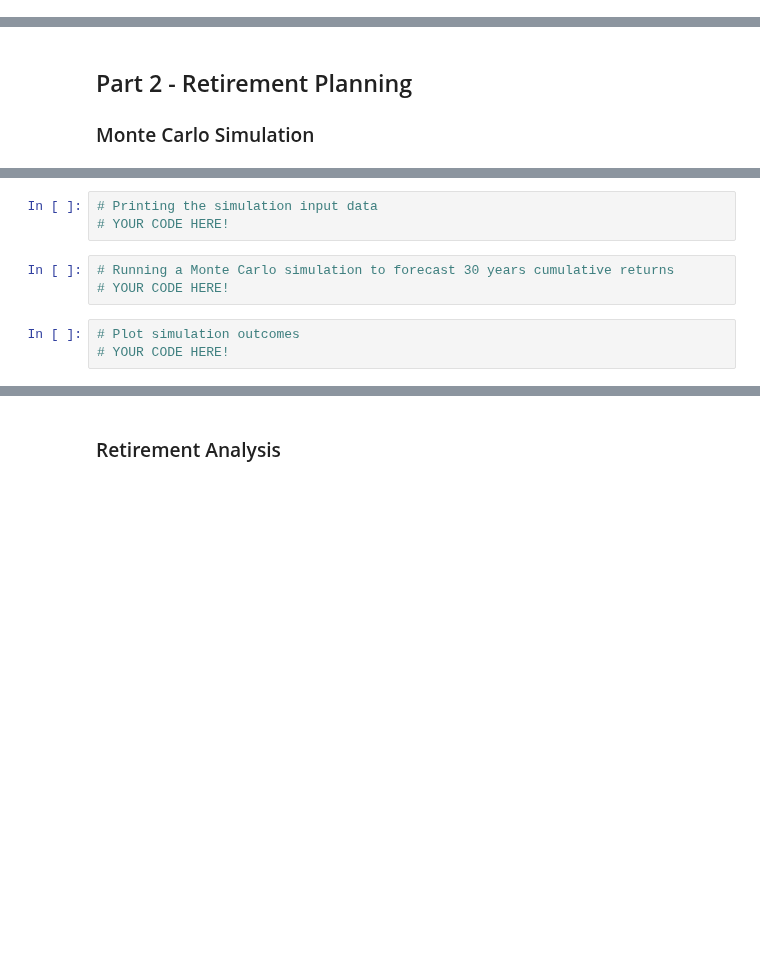
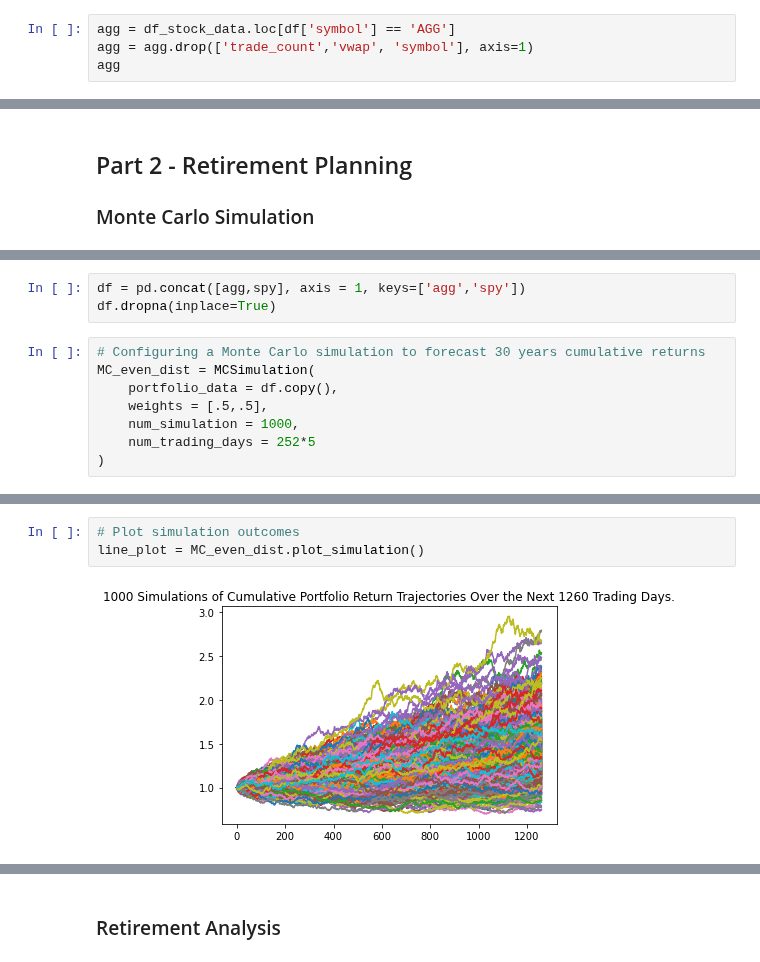
Before and after one commit to Alacrity01/05-APIs-homework, a Jupyter notebook: financial-planner.ipynb, the cells around one changed output, grey strips where cells are left out. Cells and saved outputs as stored; diff of their text form; blank space fills up the shorter version.

```diff
--- a/financial-planner.ipynb
+++ b/financial-planner.ipynb
@@ -105,0 +129,4 @@ df # Preview DataFrame
+# %%
+agg = df_stock_data.loc[df['symbol'] == 'AGG']
+agg = agg.drop(['trade_count','vwap', 'symbol'], axis=1)
+agg
@@ -169,0 +253,11 @@ df_stock_data.head()
+# %%
+df = pd.concat([agg,spy], axis = 1, keys=['agg','spy'])
+df.dropna(inplace=True)
+# %%
+# Configuring a Monte Carlo simulation to forecast 30 years cumulative returns
+MC_even_dist = MCSimulation(
+    portfolio_data = df.copy(),
+    weights = [.5,.5],
+    num_simulation = 1000,
+    num_trading_days = 252*5
+)
@@ -173,11 +328,7 @@ df_stock_data.head()
-# %%
-# Printing the simulation input data
-# YOUR CODE HERE!
-# %%
-# Running a Monte Carlo simulation to forecast 30 years cumulative returns
-# YOUR CODE HERE!
 # %%
 # Plot simulation outcomes
-# YOUR CODE HERE!
+line_plot = MC_even_dist.plot_simulation()
+# %% [output]
+[figure, added]
 # %%
 # Plot probability distribution and confidence intervals
```
Also changed, not shown: parts of 40 cells of this notebook, 1 other file.
